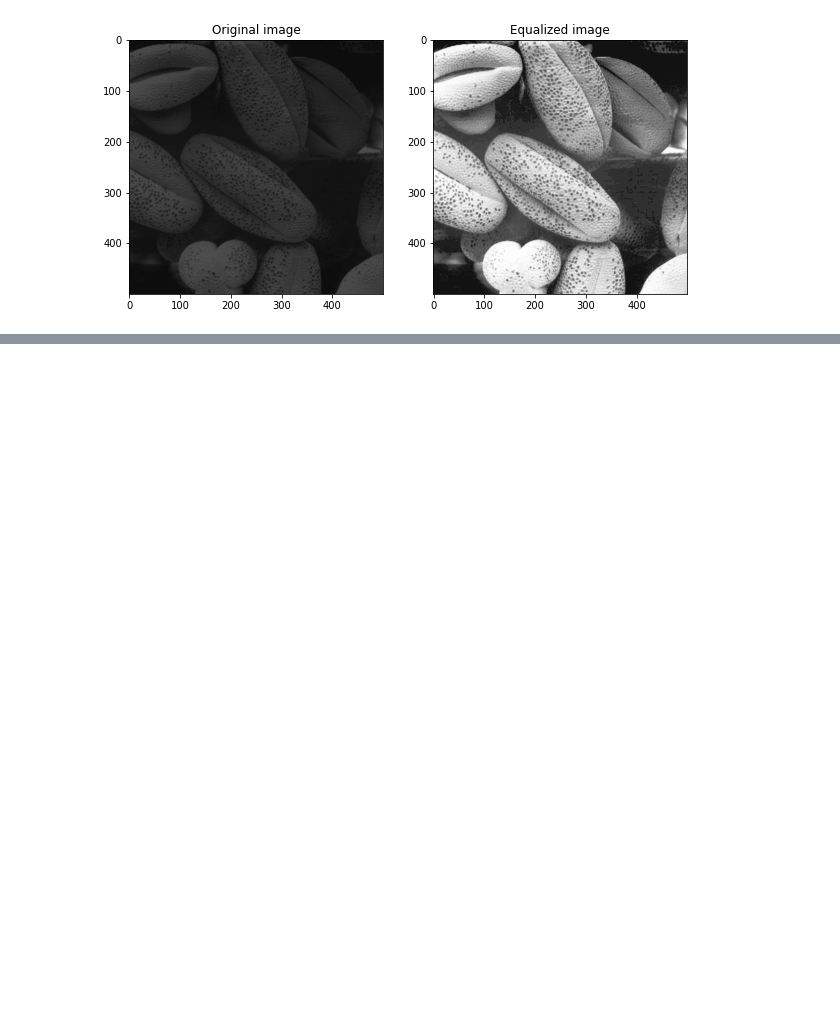
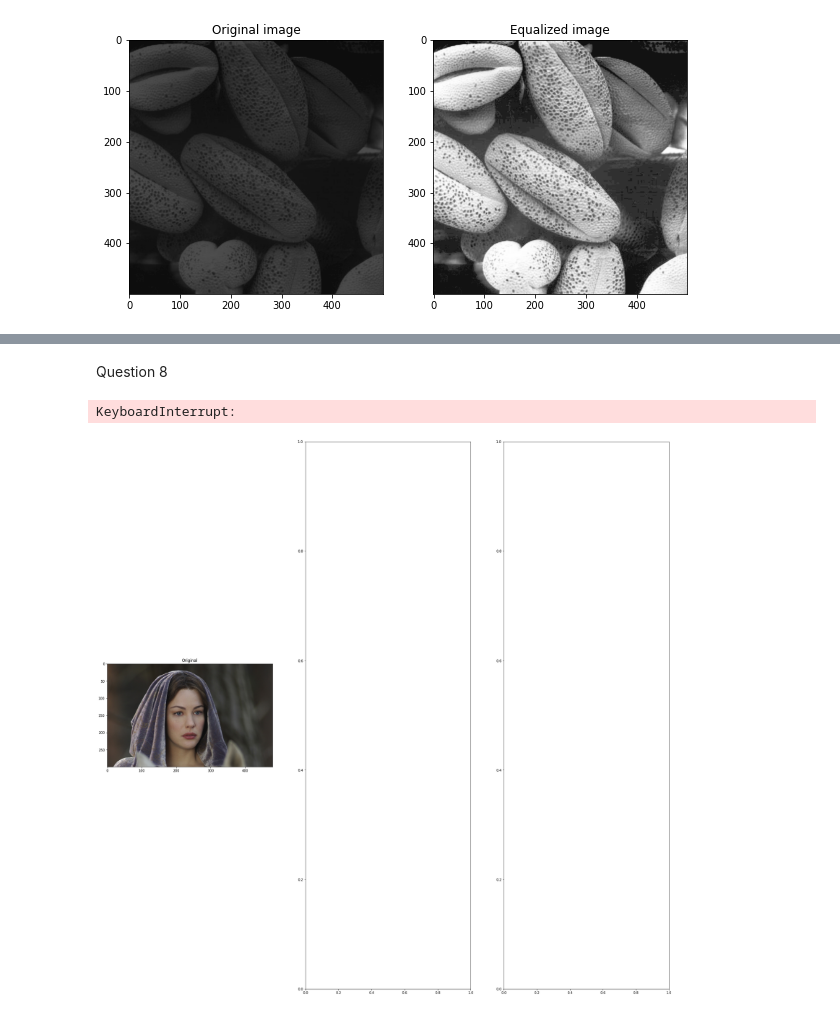
Before and after one commit to RAJOON-21/EN3160-Image-Processing-Assignments, a Jupyter notebook: Assignment 1/EN3160_Assignment1.ipynb, the cells around one changed output, grey strips where cells are left out. Drawn from its saved outputs; the diff is of its cells as text; code cells hidden in the pictures; blank space fills up the shorter version.

```diff
--- a/Assignment 1/EN3160_Assignment1.ipynb
+++ b/Assignment 1/EN3160_Assignment1.ipynb
@@ -199,0 +272,73 @@ ax[1].imshow(imgConverted2)
+# %% [markdown]
+Question 8
+# %%
+import numpy as np
+import cv2 as cv
+import matplotlib.pyplot as plt
+########################################
+#custom zooming functions
+########################################
+def zoom(img,factor):
+    zoomimg = np.zeros((int(img.shape[0]*factor),int(img.shape[1]*factor),3),dtype = img.dtype)
+    for i in range(zoomimg.shape[0]):
+        for j in range(zoomimg.shape[1]):
+            x = int(round(i/factor,0))
+            y = int(round(j/factor,0))
+            if x >= img.shape[0]:
+                x = img.shape[0]-1
+            if y >= img.shape[1]:
+                y = img.shape[1]-1
+            zoomimg[i,j] = img[x,y]
+    return zoomimg
+
+def zoomBilinear(img,factor):
+    zoomimg = np.zeros((int(img.shape[0]*factor),int(img.shape[1]*factor),3),dtype = img.dtype)
+    for i in range(zoomimg.shape[0]):
+        for j in range(zoomimg.shape[1]):
+            x = i / factor
+            y = j / factor
+            x_1 = int(x)
+            y_1 = int(y)
+            x_2 = int(x) + 1
+            y_2 = int(y) + 1
+            if x_1 >= img.shape[0]:
+                x_1 = img.shape[0]-1
+            if x_2 >= img.shape[0]:
+                x_2 = img.shape[0]-1
+            if y_1 >= img.shape[1]:
+                y_1 = img.shape[1]-1
+            if y_2 >= img.shape[1]:
+                y_2 = img.shape[1]-1
+            value_1 = img[x_1,y_1]*abs(y-y_2) + img[x_1,y_2] * abs(y-y_1)
+            value_2 = img[x_2,y_1]*abs(y-y_2) + img[x_2,y_2] * abs(y-y_1)
+            value_3 = value_1*abs(x-x_2) + value_2*abs(x-x_1)
+            for k in range(3):
+                value_3[k] = int(round(value_3[k],0))
+            zoomimg[i,j] = value_3
+    return zoomimg
+
+
+img = cv.imread('a1q5images\im02small.png')
+imgConverted = cv.cvtColor(img, cv.COLOR_BGR2RGB)
+fig, ax = plt.subplots(1,3, figsize = (30,30))
+ax[0].imshow(imgConverted)
+ax[0].set_title('Original')
+zoomImgbilinear = zoomBilinear(img, 4)
+zoomImgNearestNeighbour = zoom(img, 4)
+
+imgConverted2 = cv.cvtColor(zoomImgbilinear, cv.COLOR_BGR2RGB)
+ax[1].imshow(imgConverted2)
+ax[1].set_title('Bilinear Zoom')
+cv.imwrite("zoomedBiliniear.jpg",zoomImgbilinear)
+
+imgConverted3 = cv.cvtColor(zoomImgNearestNeighbour, cv.COLOR_BGR2RGB)
+ax[2].imshow(imgConverted2)
+ax[2].set_title('Nearest neighbour Zoom')
+cv.imwrite("zoomed.jpg",zoomImgNearestNeighbour)
+
+img1 = cv.imread('a1q5images\im02.png')
+print("SSD of Nearest neighbour method",sum(sum((img1 - zoomImgNearestNeighbour)**2))/img1.shape[0]*img1.shape[1])
+print("SSD of bilinear method", sum(sum((img1 - zoomImgbilinear)**2))/img1.shape[0]*img1.shape[1])
+# %% [output]
+KeyboardInterrupt:
+[figure, added]
```
Also changed, not shown: parts of 2 cells of this notebook, 6 other files.
